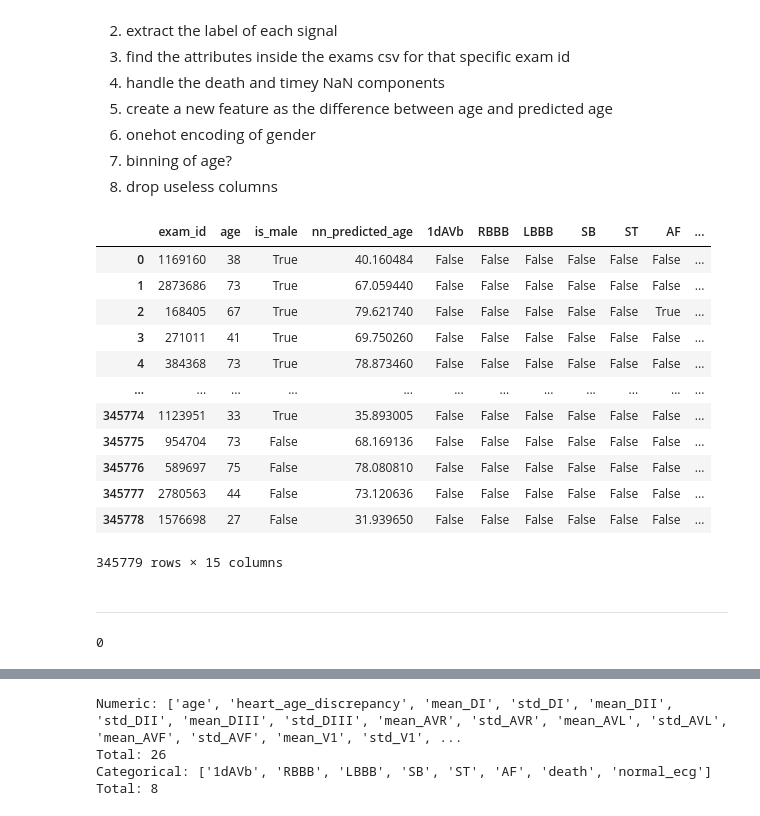
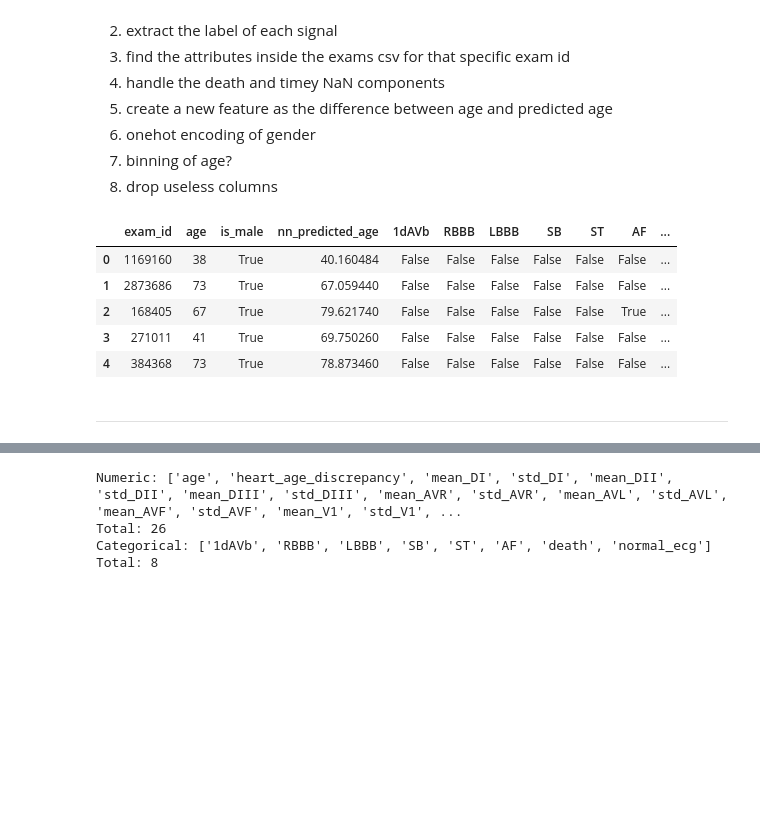
Before and after one commit to MatteoFasulo/ECG-Chagas, a Jupyter notebook: notebook.ipynb, the cells around one changed output, grey strips where cells are left out. Drawn from its saved outputs; the diff is of its cells as text; code cells hidden in the pictures; blank space fills up the shorter version.

```diff
--- a/notebook.ipynb
+++ b/notebook.ipynb
@@ -57,21 +57,14 @@ For each record inside both the training and holdout data do:
 # %%
 exams = pd.read_csv("code15_hdf5/exams.csv")
 # %%
-exams
+exams.head()
 # %% [output]
 |  | exam_id | age | is_male | nn_predicted_age | 1dAVb | RBBB | LBBB | SB | ST | AF | ... |
 | 0 | 1169160 | 38 | True | 40.160484 | False | False | False | False | False | False | ... |
 | 1 | 2873686 | 73 | True | 67.059440 | False | False | False | False | False | False | ... |
 | 2 | 168405 | 67 | True | 79.621740 | False | False | False | False | False | True | ... |
 | 3 | 271011 | 41 | True | 69.750260 | False | False | False | False | False | False | ... |
 | 4 | 384368 | 73 | True | 78.873460 | False | False | False | False | False | False | ... |
-| ... | ... | ... | ... | ... | ... | ... | ... | ... | ... | ... | ... |
-| 345774 | 1123951 | 33 | True | 35.893005 | False | False | False | False | False | False | ... |
-| 345775 | 954704 | 73 | False | 68.169136 | False | False | False | False | False | False | ... |
-| 345776 | 589697 | 75 | False | 78.080810 | False | False | False | False | False | False | ... |
-| 345777 | 2780563 | 44 | False | 73.120636 | False | False | False | False | False | False | ... |
-| 345778 | 1576698 | 27 | False | 31.939650 | False | False | False | False | False | False | ... |
-345779 rows × 15 columns
 # %%
 data = {
     "exam_id": [],
@@ -203,5 +220,0 @@ frequency = get_sampling_frequency(header)
-# %%
-label = get_label(header)
-label
-# %% [output]
-0
```
Also changed, not shown: parts of 32 cells of this notebook, 2 other files.
